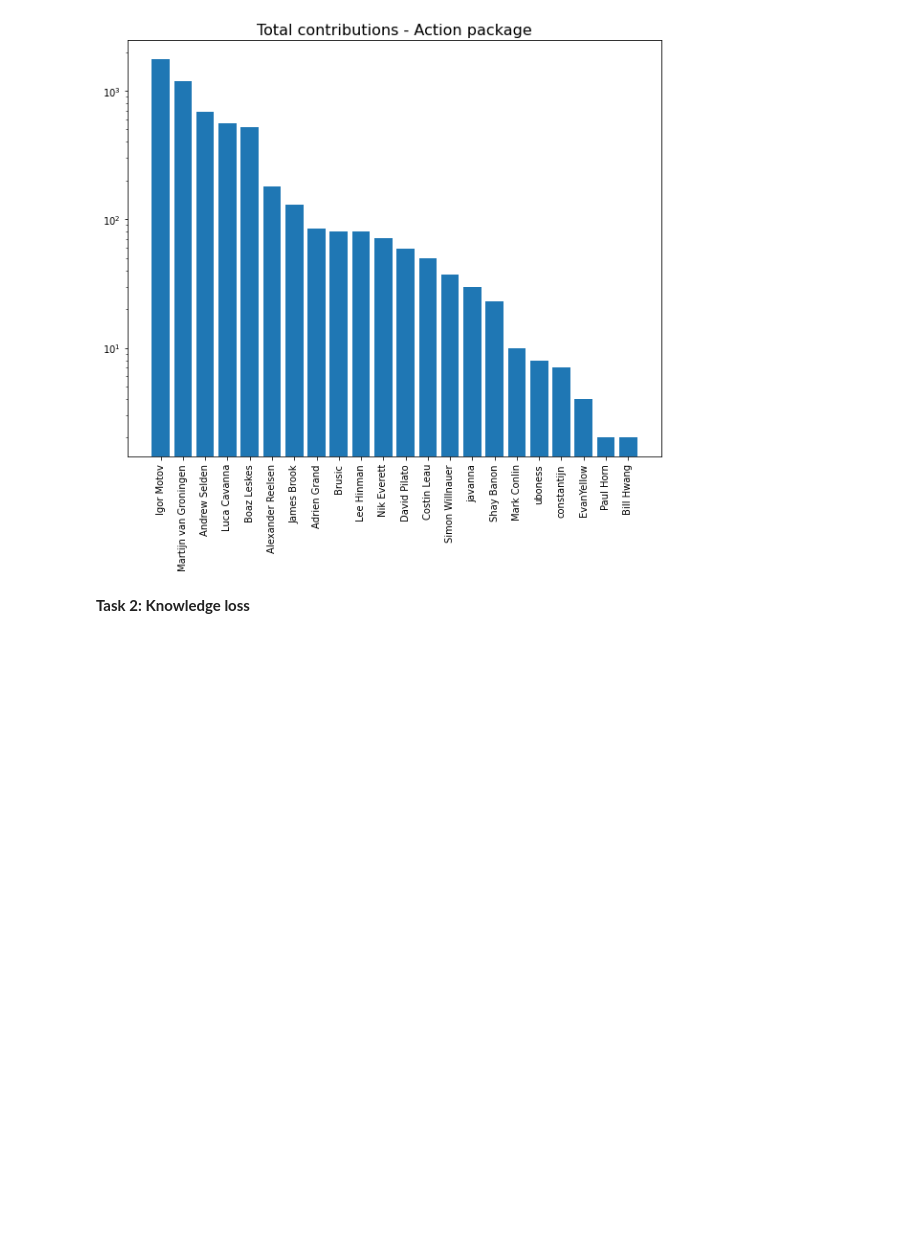
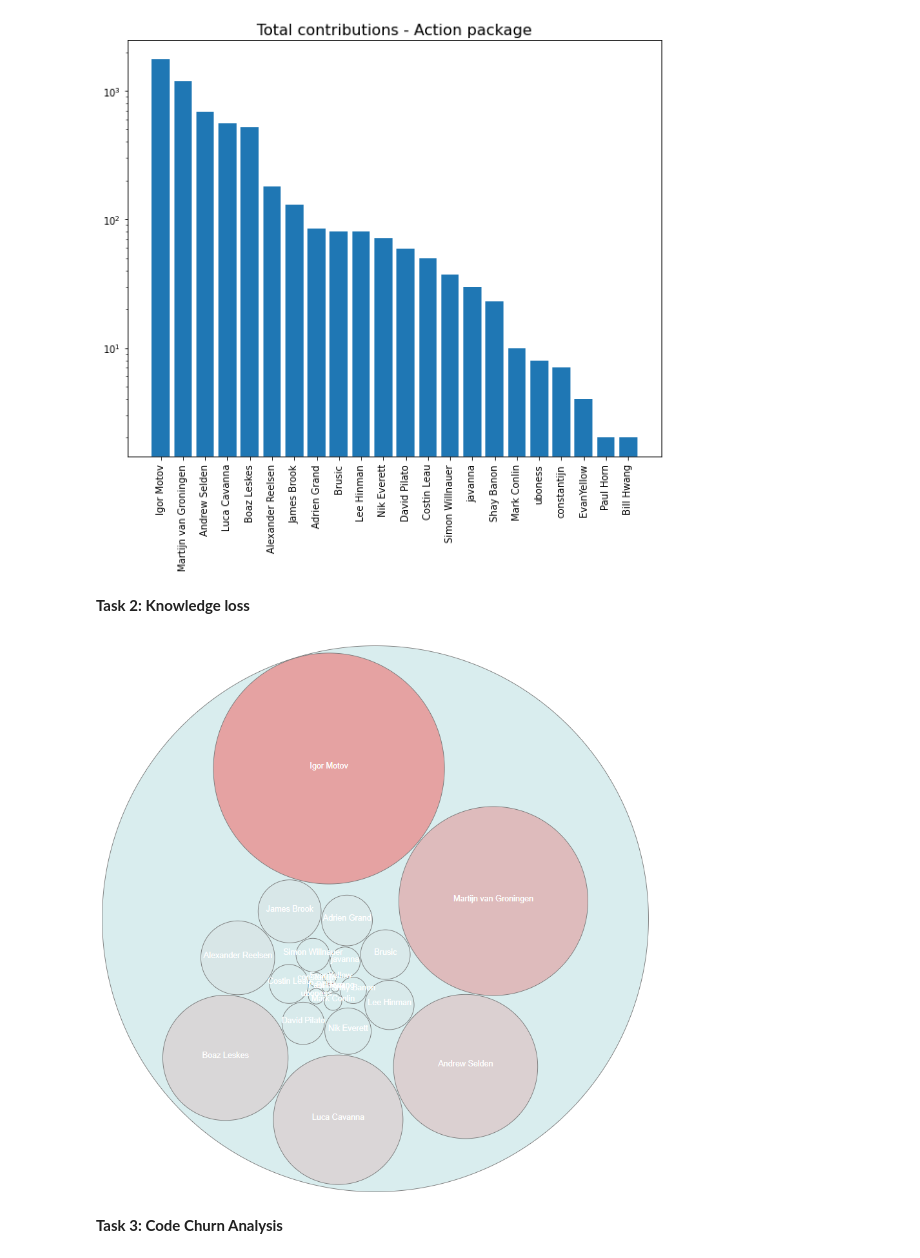
Before and after one commit to Shymsky/SOSY_SE, a Jupyter notebook: SOSY-SE2-EX1.ipynb, the cells around one changed output. Cells and saved outputs as stored; diff of their text form; code cells hidden in the pictures; blank space fills up the shorter version.

Commit message:
code for tasks 2 and 3

```diff
--- a/SOSY-SE2-EX1.ipynb
+++ b/SOSY-SE2-EX1.ipynb
@@ -181,3 +200,9 @@ def generate_knowledge_loss_json(author_contributions, package_name):
 # %%
 # this generates the json needed for the knowledge loss map
 generate_knowledge_loss_json(author_contributions_action, "action_package")
+# %%
+display.Image("knowledge_loss_map_action_package.png")
+# %% [output]
+[figure, added]
+# %% [markdown]
+**Task 3: Code Churn Analysis**
```
Also changed, not shown: parts of 4 cells of this notebook, 1 other file.
